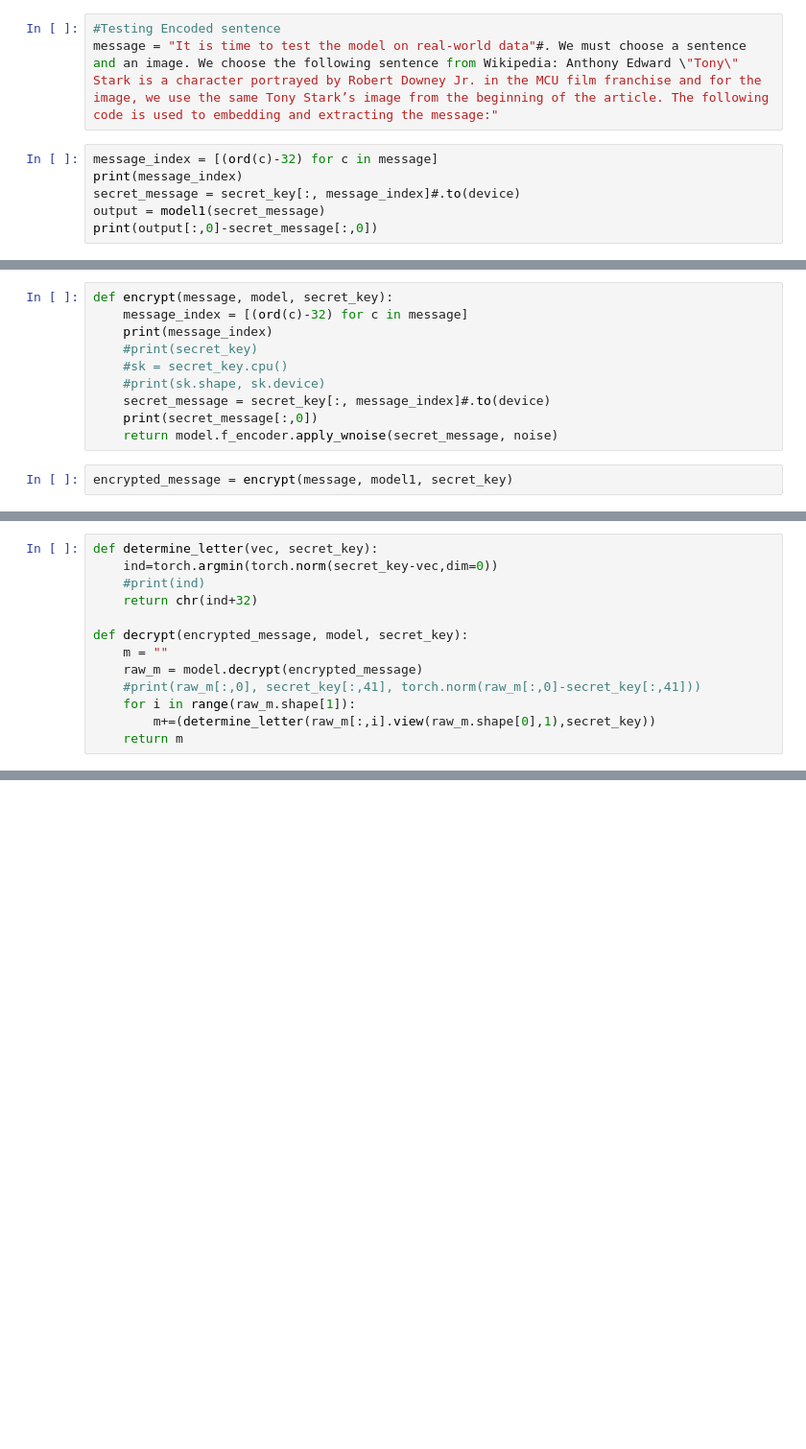
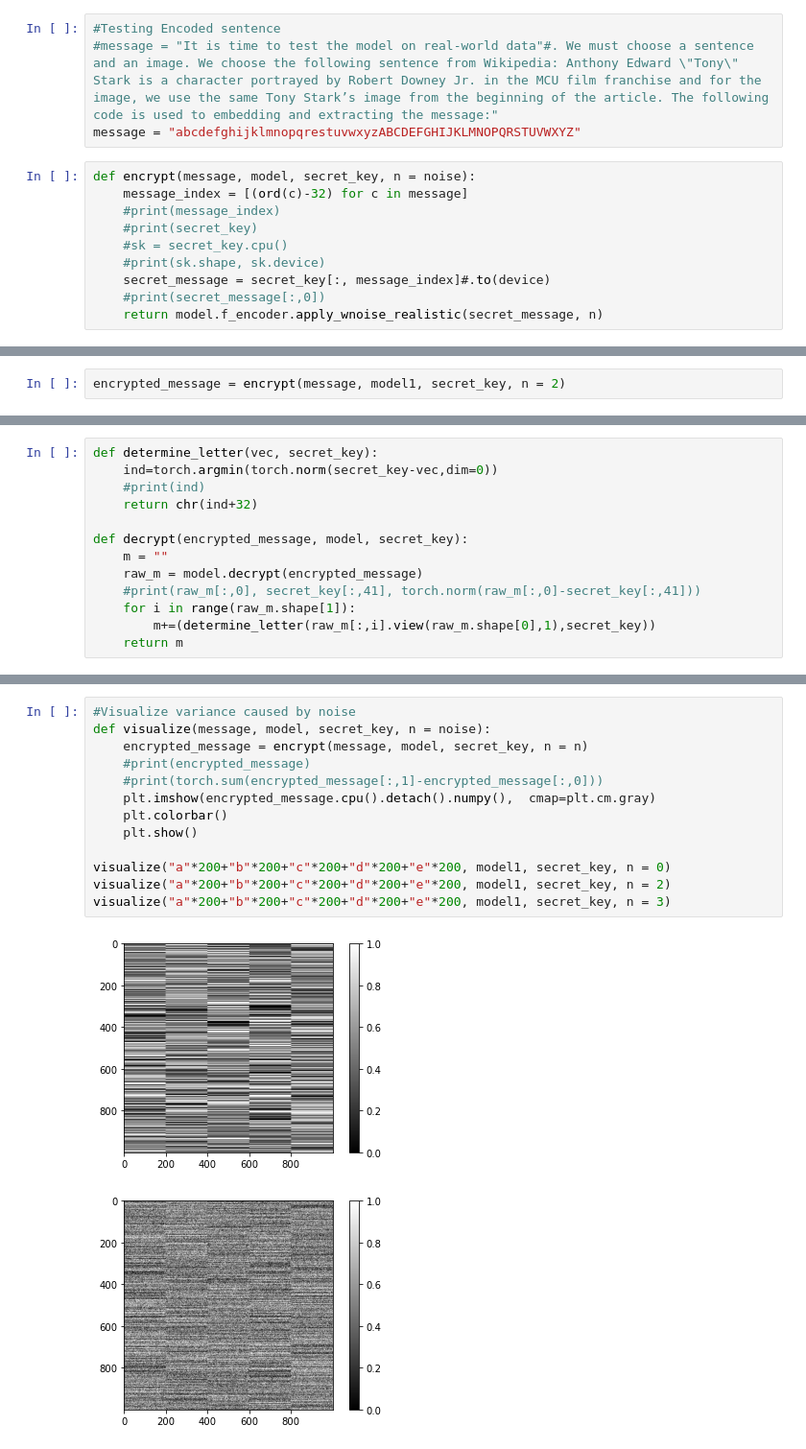
Before and after one commit to caixunshiren/One_hot_net, a Jupyter notebook: Letter Crypotography.ipynb, the cells around one changed output, grey strips where cells are left out. Shown at 96% size. Drawn from its saved outputs; the diff is of its cells as text; blank space fills up the shorter version.

```diff
--- a/Letter Crypotography.ipynb
+++ b/Letter Crypotography.ipynb
@@ -194,9 +201,14 @@ plt.show()
 # %%
 #Testing Encoded sentence
-message = "It is time to test the model on real-world data"#. We must choose a sentence and an image. We choose the following sentence from Wikipedia: Anthony Edward \"Tony\" Stark is a character portrayed by Robert Downey Jr. in the MCU film franchise and for the image, we use the same Tony Stark’s image from the beginning of the article. The following code is used to embedding and extracting the message:"
+#message = "It is time to test the model on real-world data"#. We must choose a sentence and an image. We choose the following sentence from Wikipedia: Anthony Edward \"Tony\" Stark is a character portrayed by Robert Downey Jr. in the MCU film franchise and for the image, we use the same Tony Stark’s image from the beginning of the article. The following code is used to embedding and extracting the message:"
+message = "abcdefghijklmnopqrestuvwxyzABCDEFGHIJKLMNOPQRSTUVWXYZ"
 # %%
-message_index = [(ord(c)-32) for c in message]
-print(message_index)
-secret_message = secret_key[:, message_index]#.to(device)
-output = model1(secret_message)
-print(output[:,0]-secret_message[:,0])
+def encrypt(message, model, secret_key, n = noise):
+    message_index = [(ord(c)-32) for c in message]
+    #print(message_index)
+    #print(secret_key)
+    #sk = secret_key.cpu()
+    #print(sk.shape, sk.device)
+    secret_message = secret_key[:, message_index]#.to(device)
+    #print(secret_message[:,0])
+    return model.f_encoder.apply_wnoise_realistic(secret_message, n)
@@ -207,12 +215,2 @@ tensor([ 0.0208, -0.5479,  0.3699, -0.5435, -0.2456,  0.0691, -0.2448,  0.1447,
-# %%
-def encrypt(message, model, secret_key):
-    message_index = [(ord(c)-32) for c in message]
-    print(message_index)
-    #print(secret_key)
-    #sk = secret_key.cpu()
-    #print(sk.shape, sk.device)
-    secret_message = secret_key[:, message_index]#.to(device)
-    print(secret_message[:,0])
-    return model.f_encoder.apply_wnoise(secret_message, noise)
 # %%
-encrypted_message = encrypt(message, model1, secret_key)
+encrypted_message = encrypt(message, model1, secret_key, n = 2)
@@ -250,0 +253,16 @@ It is time to test the model on real-world data
+# %%
+#Visualize variance caused by noise
+def visualize(message, model, secret_key, n = noise):
+    encrypted_message = encrypt(message, model, secret_key, n = n)
+    #print(encrypted_message)
+    #print(torch.sum(encrypted_message[:,1]-encrypted_message[:,0]))
+    plt.imshow(encrypted_message.cpu().detach().numpy(),  cmap=plt.cm.gray)
+    plt.colorbar()
+    plt.show()
+
+visualize("a"*200+"b"*200+"c"*200+"d"*200+"e"*200, model1, secret_key, n = 0)
+visualize("a"*200+"b"*200+"c"*200+"d"*200+"e"*200, model1, secret_key, n = 2)
+visualize("a"*200+"b"*200+"c"*200+"d"*200+"e"*200, model1, secret_key, n = 3)
+# %% [output]
+[figure, added]
+[figure, added]
```
Also changed, not shown: parts of 14 cells of this notebook.
